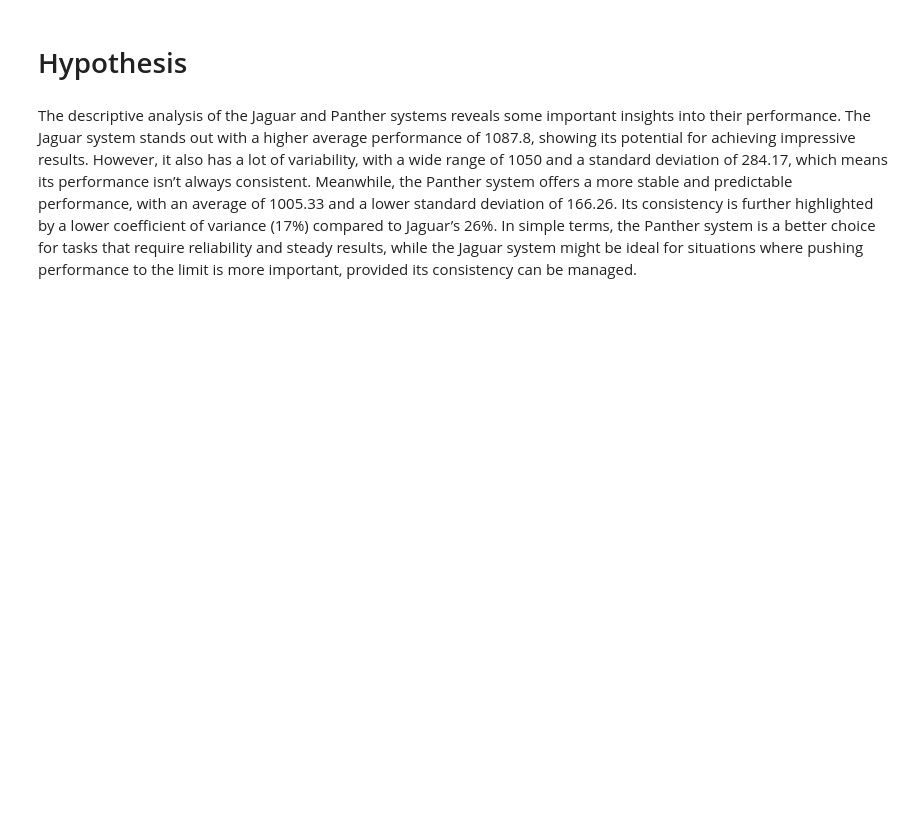
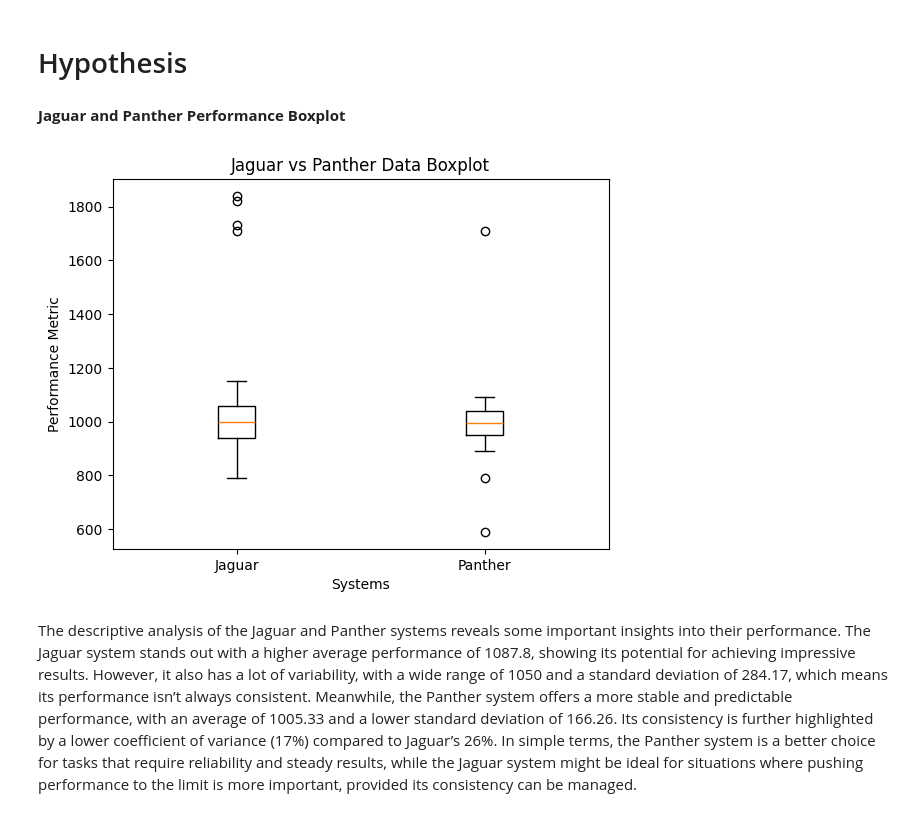
Before and after one commit to WendyInft/MATHEDA-INFANTE, a Jupyter notebook: WK4-Descriptive-Analysis-Infante/WK4-Descriptive-Analysis-Infante.ipynb, the cells around one changed output. Saved outputs shown, nothing was run; the diff lists cells and outputs as text; code cells hidden in the pictures; blank space fills up the shorter version.

```diff
--- a/WK4-Descriptive-Analysis-Infante/WK4-Descriptive-Analysis-Infante.ipynb
+++ b/WK4-Descriptive-Analysis-Infante/WK4-Descriptive-Analysis-Infante.ipynb
@@ -199,5 +199,15 @@ plt.show()
 [figure]
 # %% [markdown]
 # Hypothesis
+# %% [markdown]
+**Jaguar and Panther  Performance Boxplot**
+# %%
+plt.boxplot([df['Jaguar'], df['Panther']], tick_labels=["Jaguar", "Panther"])
+plt.title("Jaguar vs Panther Data Boxplot")
+plt.xlabel("Systems")
+plt.ylabel("Performance Metric")
+plt.show()
+# %% [output]
+[figure, added]
 # %% [markdown]
 The  descriptive analysis of the Jaguar and Panther systems reveals some important insights into their performance. The Jaguar system stands out with a higher average performance of 1087.8, showing its potential for achieving impressive results. However, it also has a lot of variability, with a wide range of 1050 and a standard deviation of 284.17, which means its performance isn’t always consistent. Meanwhile, the Panther system offers a more stable and predictable performance, with an average of 1005.33 and a lower standard deviation of 166.26. Its consistency is further highlighted by a lower coefficient of variance (17%) compared to Jaguar’s 26%. In simple terms, the Panther system is a better choice for tasks that require reliability and steady results, while the Jaguar system might be ideal for situations where pushing performance to the limit is more important, provided its consistency can be managed.
```
